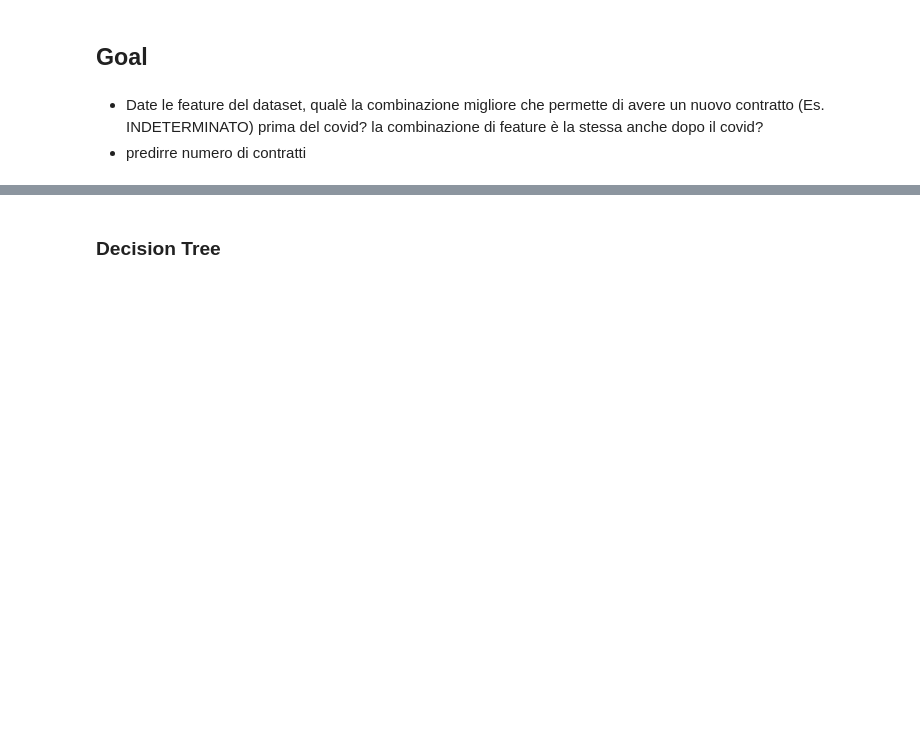
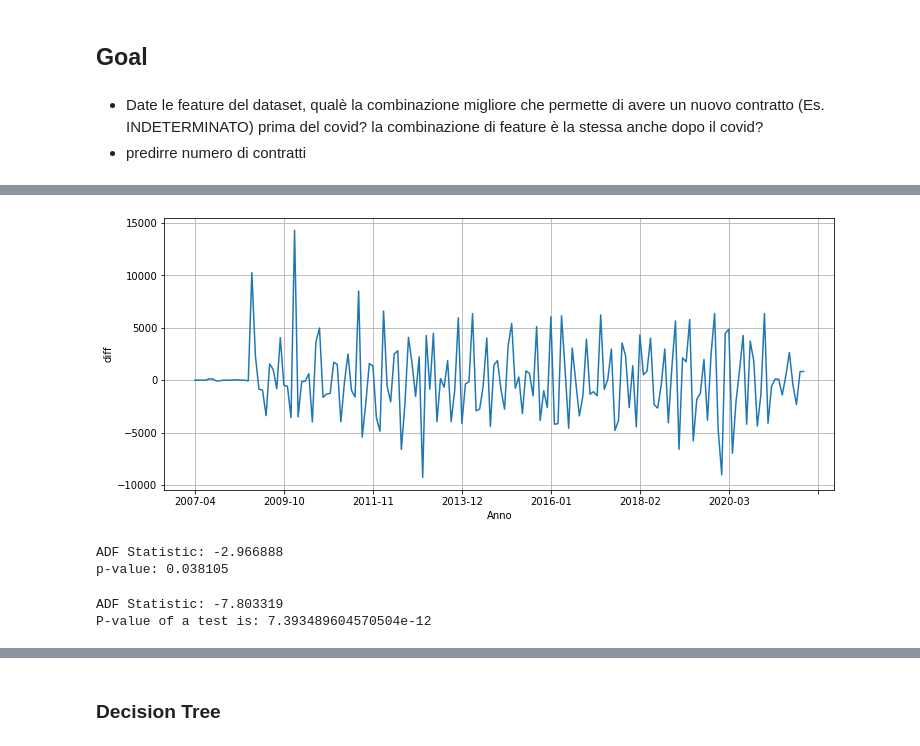
Before and after one commit to itsferios/LAB3, a Jupyter notebook: LAB3.ipynb, the cells around one changed output, grey strips where cells are left out. Cells and saved outputs as stored; diff of their text form; code cells hidden in the pictures; blank space fills up the shorter version.

```diff
--- a/LAB3.ipynb
+++ b/LAB3.ipynb
@@ -579,0 +466,28 @@ X_train, X_test, y_train, y_test = train_test_split(X, y, test_size = 0.3, rando
+# %%
+# Calculate differential
+bal_diff = bal2['count'].diff().dropna()
+plt.figure(figsize=(12,5))
+ax1 = bal_diff.plot()
+ax1.set_xlabel("Anno")
+ax1.set_ylabel("diff")
+plt.grid(True)
+plt.show()
+# %% [output]
+[figure, added]
+# %%
+# Calculate the Augmented Dickey-Fuller test
+
+results = adfuller(bal_diff)
+print('ADF Statistic: %f' % results[0])
+print('p-value: %f' % results[1])
+# %% [output]
+ADF Statistic: -2.966888
+p-value: 0.038105
+# %%
+# Calculate the Augmented Dickey-Fuller test
+results = adfuller(bal2['count'].diff().diff().dropna())
+print('ADF Statistic: %f' % results[0])
+print("P-value of a test is: {}".format(results[1]))
+# %% [output]
+ADF Statistic: -7.803319
+P-value of a test is: 7.393489604570504e-12
```
Also changed, not shown: parts of 243 cells of this notebook.
